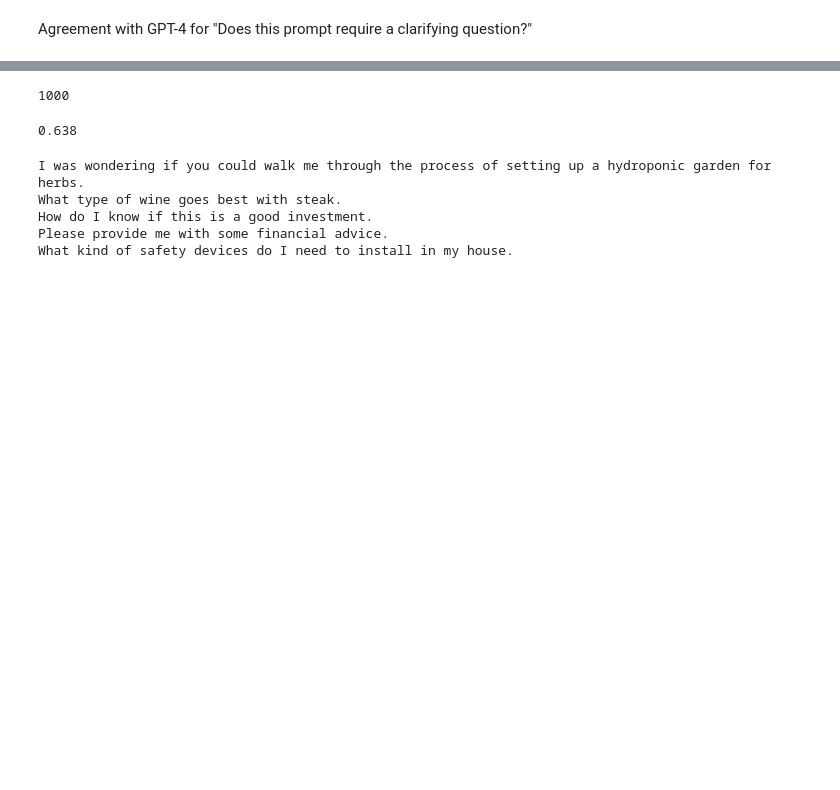
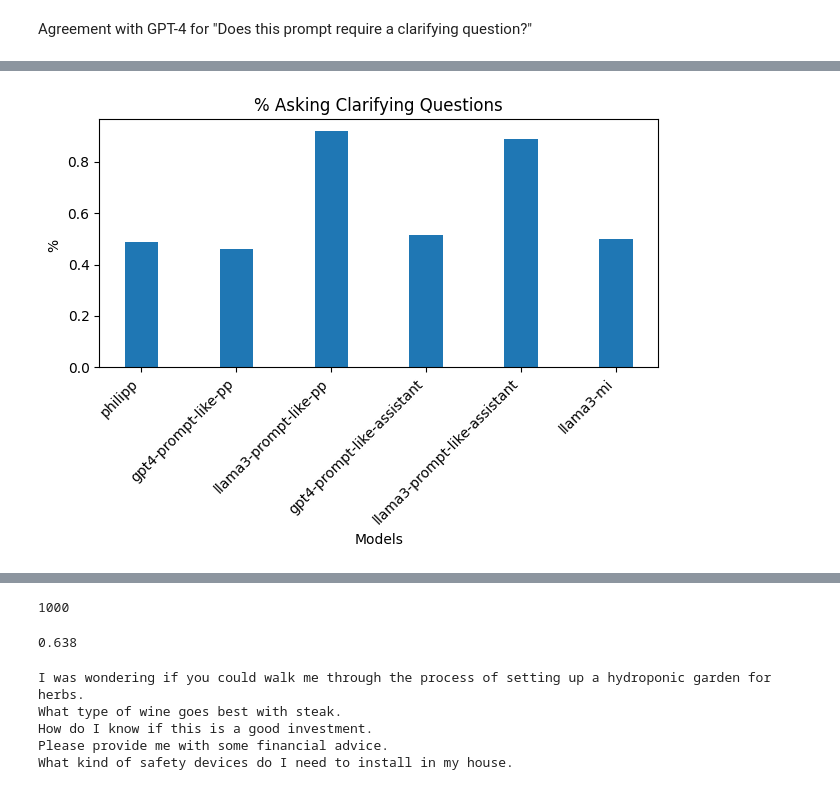
Before and after one commit to janphilippfranken/star-gate-human-eval, a Jupyter notebook: experiments/v1_conversation/test.ipynb, the cells around one changed output, grey strips where cells are left out. Saved outputs shown, nothing was run; the diff lists cells and outputs as text; code cells hidden in the pictures; blank space fills up the shorter version.

```diff
--- a/experiments/v1_conversation/test.ipynb
+++ b/experiments/v1_conversation/test.ipynb
@@ -40,0 +125,74 @@ should_ask_questions[:12]
+# %%
+import json
+import numpy as np
+import matplotlib.pyplot as plt
+
+# Load labels
+philipp = json.load(open('data/labels/philpp_labels.json'))[:100]
+
+# llama
+llama38b = json.load(open('data/labels/llama_labels_v3.json'))[:100]
+llama38b_reversed = json.load(open('data/labels/llama_labels_v3_reversed.json'))[:100]
+llama38b_roleplay = json.load(open('data/labels/llama_labels_v3_roleplay.json'))[:100]
+llama38b_roleplay_reversed = json.load(open('data/labels/llama_labels_v3_reversed_roleplay.json'))[:100]
+
+# gpt4 (renaming files)
+gpt4 = json.load(open('data/labels/gpt4_labels_human_assistant_instruct_0_100.json'))['label'][:100]
+gpt4_reversed = json.load(open('data/labels/gpt4_labels_human_assistant_instruct_0_100_reversed.json'))['label'][:100]
+gpt4_roleplay = json.load(open('data/labels/gpt4_labels_human_assistant_instruct_0_100_roleplay.json'))['label'][:100]
+gpt4_roleplay_reversed = json.load(open('data/labels/gpt4_labels_human_assistant_instruct_0_100_reversed_roleplay.json'))['label'][:100]
+
+# llama38b-mi
+llama38b_mi = [0, 0, 1, 1, 1, 0, 0, 0, 0, 1, 0, 1, 0, 0, 0, 0, 1, 1, 0, 0, 0, 1, 1, 1, 0, 1, 0, 0, 0, 1, 1, 1, 1, 0, 1, 0, 1, 1, 0, 1, 1, 1, 1, 0, 0, 0, 0, 0, 0, 0, 1, 0, 1, 0, 1, 0, 1, 1, 1, 1, 0, 0, 0, 1, 1, 0, 0, 0, 1, 1, 1, 1, 0, 0, 0, 0, 1, 0, 1, 0, 0, 1, 0, 0, 1, 1, 1, 1, 1, 1, 0, 1, 1, 0, 0, 1, 1, 0, 1, 1]
+
+# Calculate means
+mean_philipp = np.mean(philipp)
+
+mean_llama38b = np.mean(llama38b)
+mean_llama38b_reversed = np.mean(llama38b_reversed)
+mean_llama38b_roleplay = np.mean(llama38b_roleplay)
+mean_llama38b_roleplay_reversed = np.mean(llama38b_roleplay_reversed)
+
+mean_gpt4 = np.mean(gpt4)
+mean_gpt4_reversed = np.mean(gpt4_reversed)
+mean_gpt4_roleplay = np.mean(gpt4_roleplay)
+mean_gpt4_roleplay_reversed = np.mean(gpt4_roleplay_reversed)
+
+mean_llama38b_mi = np.mean(llama38b_mi)
+
+# Average across original and reversed
+mean_llama38b_combined = np.mean([mean_llama38b, mean_llama38b_reversed])
+mean_llama38b_roleplay_combined = np.mean([mean_llama38b_roleplay, mean_llama38b_roleplay_reversed])
+
+mean_gpt4_combined = np.mean([mean_gpt4, mean_gpt4_reversed])
+mean_gpt4_roleplay_combined = np.mean([mean_gpt4_roleplay, mean_gpt4_roleplay_reversed])
+
+# Create lists for plotting
+labels = ['philipp', 'gpt4-prompt-like-pp', 'llama3-prompt-like-pp', 'gpt4-prompt-like-assistant', 'llama3-prompt-like-assistant', 'llama3-mi']
+means = [
+    mean_philipp,
+    mean_gpt4_combined,
+    mean_llama38b_combined,
+    mean_gpt4_roleplay_combined,
+    mean_llama38b_roleplay_combined,
+    mean_llama38b_mi
+]
+
+
+# Plotting the means
+x = np.arange(len(labels))
+
+fig, ax = plt.subplots()
+
+rects = ax.bar(x, means, bar_width)
+
+ax.set_xlabel('Models')
+ax.set_ylabel('% ')
+ax.set_title('% Asking Clarifying Questions')
+ax.set_xticks(x)
+ax.set_xticklabels(labels, rotation=45, ha='right')
+
+plt.tight_layout()
+plt.show()
+# %% [output]
+[figure, added]
```
Also changed, not shown: parts of 7 cells of this notebook, 45 other files.
